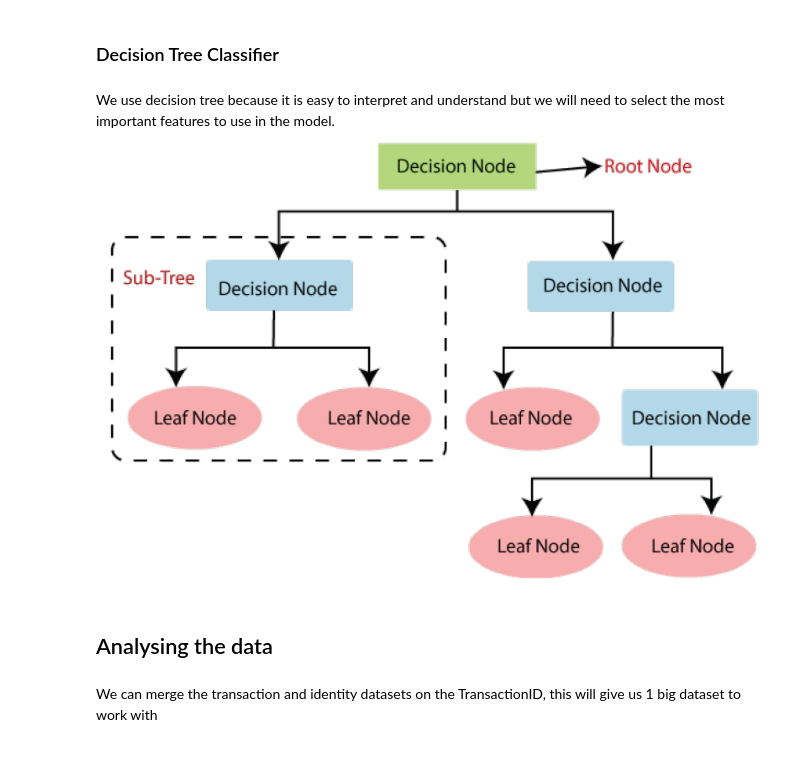
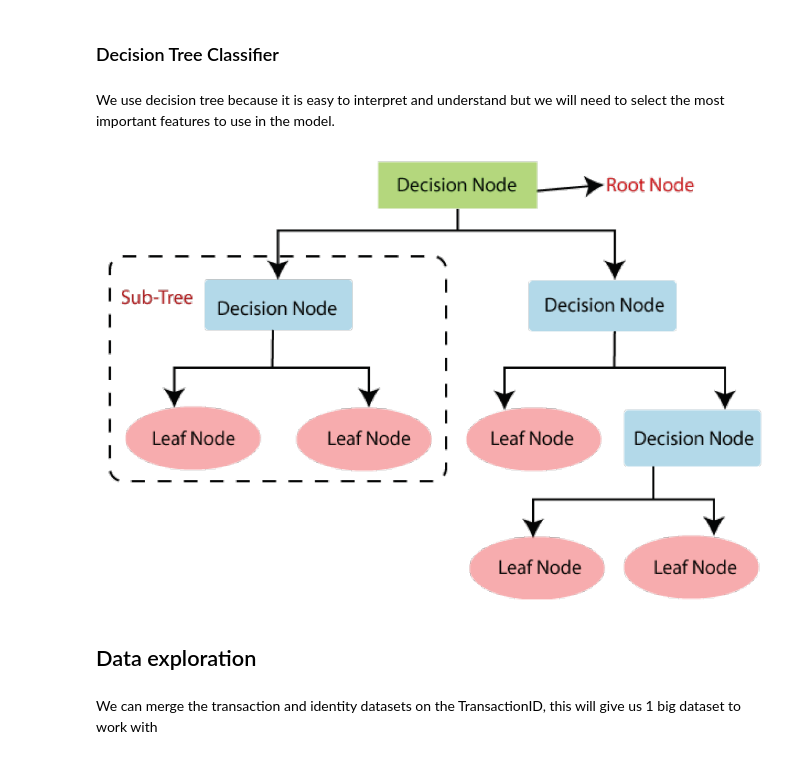
Before and after one commit to JoranVisscher/MachineLearningFraud, a Jupyter notebook: DatasetAnalysis.ipynb, the cells around one changed output. Drawn from its saved outputs; the diff is of its cells as text; code cells hidden in the pictures.

```diff
--- a/DatasetAnalysis.ipynb
+++ b/DatasetAnalysis.ipynb
@@ -271,11 +278,14 @@ we use random forest because it is very effective on datasets with a large numbe
 ### Decision Tree Classifier
 # %% [markdown]
 We use decision tree because it is easy to interpret and understand but we will need to select the most important features to use in the model.
-![image.png](attachment:image.png)
+# %%
+Image("Decision tree.png")
+# %% [output]
+[figure, added]
 # %%
 # Joran will do this model
-# %% [markdown]
-## Analysing the data
+# %% [markdown]
+## Data exploration
 # %%
 import numpy as np
 import matplotlib.pyplot as plt
```
Also changed, not shown: parts of 11 cells of this notebook, 3 other files.
